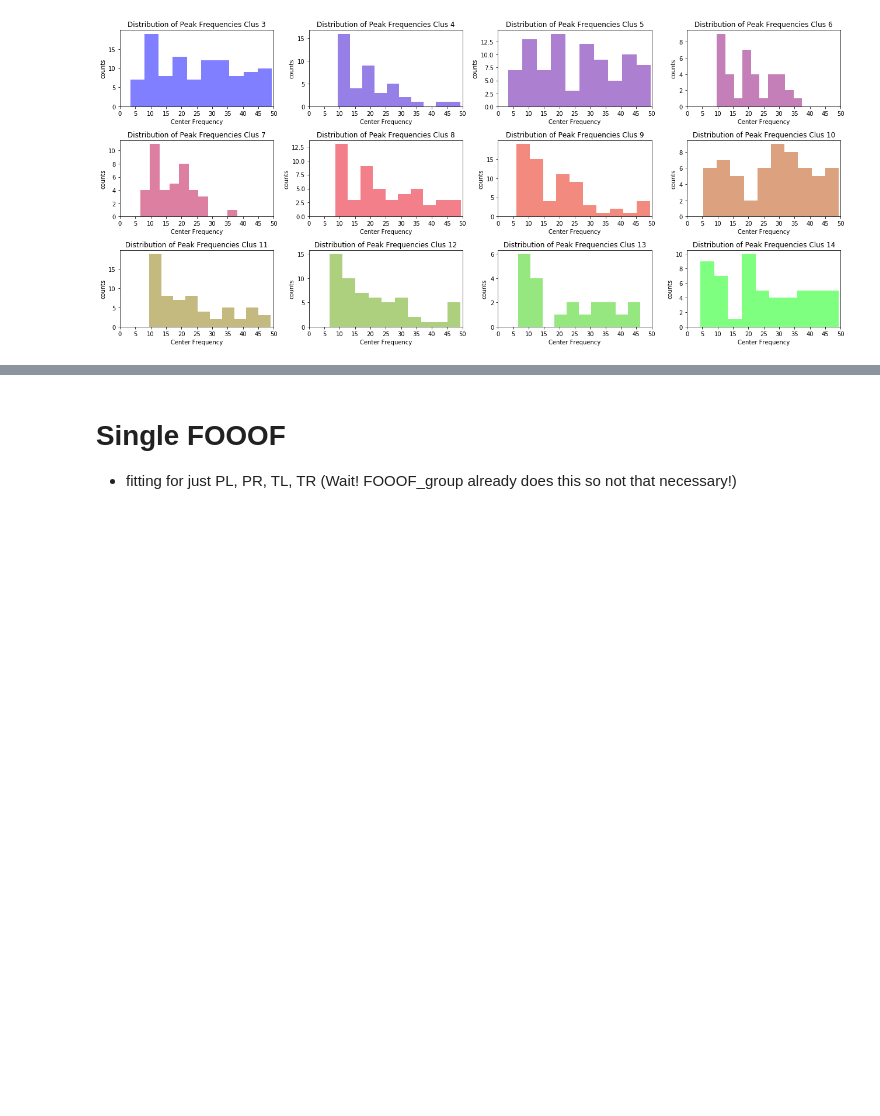
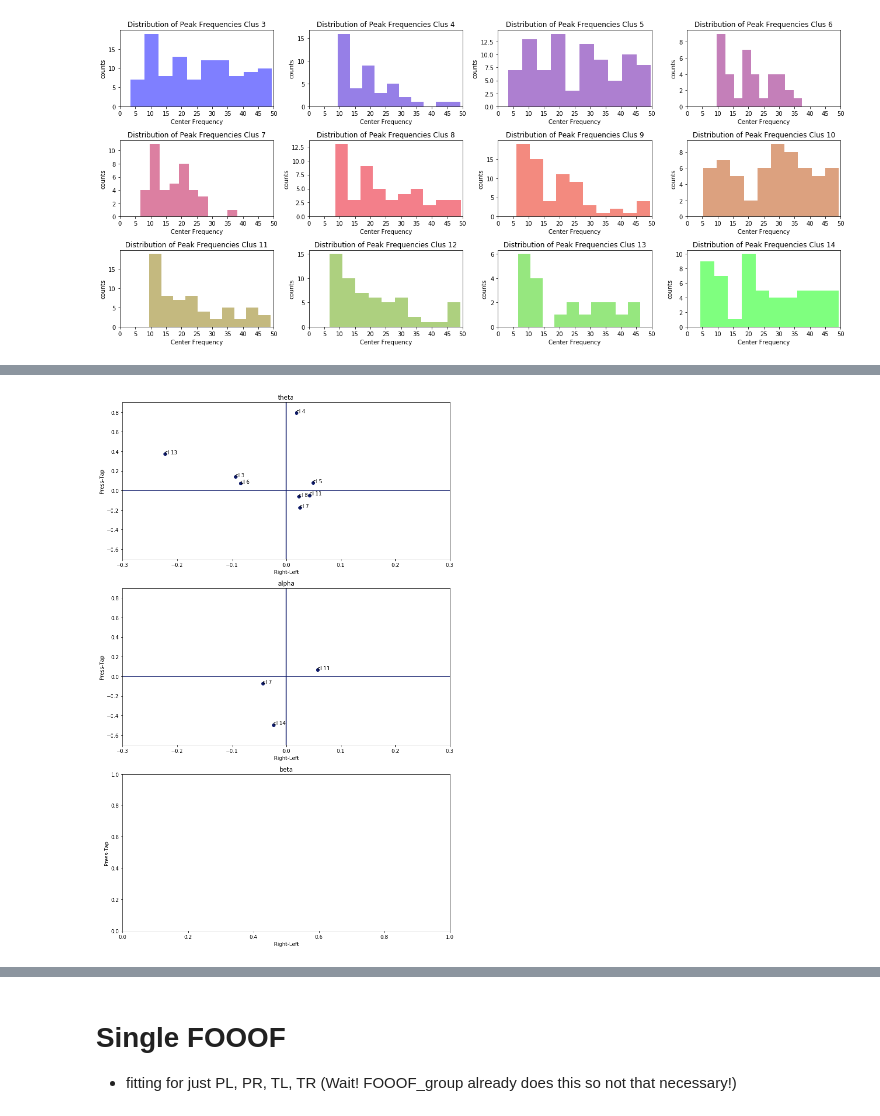
Before and after one commit to bfbarry/Metric-Modulation, a Jupyter notebook: spectral_analysis.ipynb, the cells around one changed output, grey strips where cells are left out. Saved outputs shown, nothing was run; the diff lists cells and outputs as text; code cells hidden in the pictures; blank space fills up the shorter version.

```diff
--- a/spectral_analysis.ipynb
+++ b/spectral_analysis.ipynb
@@ -175,0 +220,29 @@ plt.show()
+# %%
+diffs = dict()
+for o in oscillations.keys():
+    print('++++++OSC', o)
+    o_range = oscillations[o]
+    min_, max_ = o_range[0], o_range[1]
+    o_diffs = {'x':[], 'y':[], 'cl':[]} # to have x and y arrays
+
+    for i, cl in enumerate(range(3,15)):
+        o_peaks = [] # peaks at oscillation o for cluster cl
+        clus_peaks = peaks[i]
+        for peak in clus_peaks:
+            if min_ <= peak[0] <= max_:
+                o_peaks.append(peak)
+
+        if len(o_peaks) == 4:
+            RL_P = o_peaks[1][0] - o_peaks[0][0]; RL_T = o_peaks[3][0] - o_peaks[2][0] # PR - PL; TR- TL
+            PT_L = o_peaks[0][0] - o_peaks[2][0]; PT_R = o_peaks[1][0] - o_peaks[3][0] # PL - TL ; PR - TR
+
+            RL = np.mean([RL_P, RL_T]) # mean([(PR - PL), (TR - TL)])
+            PT = np.mean([PT_L, PT_R]) # mean([(PL - TL), (PR - TR)])
+
+            o_diffs['x'].append(RL)
+            o_diffs['y'].append(PT)
+            o_diffs['cl'].append('cl {}'.format(cl))
+        print('CLUS',cl,'\n', o_peaks)
+
+    if len(o_diffs['x']) != 0:
+        diffs[o] = o_diffs
@@ -175,0 +287,15 @@ plt.show()
+# %%
+plt.figure(figsize=[10,15])
+for i, o in enumerate(diffs.keys()):
+    x, y = diffs[o]['x'], diffs[o]['y']
+    plt.scatter(x,y)
+    plt.ylim([-0.7, 0.9]); plt.xlim([-0.3, 0.3])
+    for t_i, txt in enumerate(diffs[o]['cl']):
+        plt.annotate(txt, (x[t_i], y[t_i]))
+    plt.axhline(0); plt.axvline(0)
+    plt.tight_layout()
+    plt.subplot(3,1,i+1)
+    plt.title(o)
+    plt.xlabel('Right-Left'); plt.ylabel('Press-Tap');
+# %% [output]
+[figure, added]
```
Also changed, not shown: parts of 15 cells of this notebook, 1 other file.
